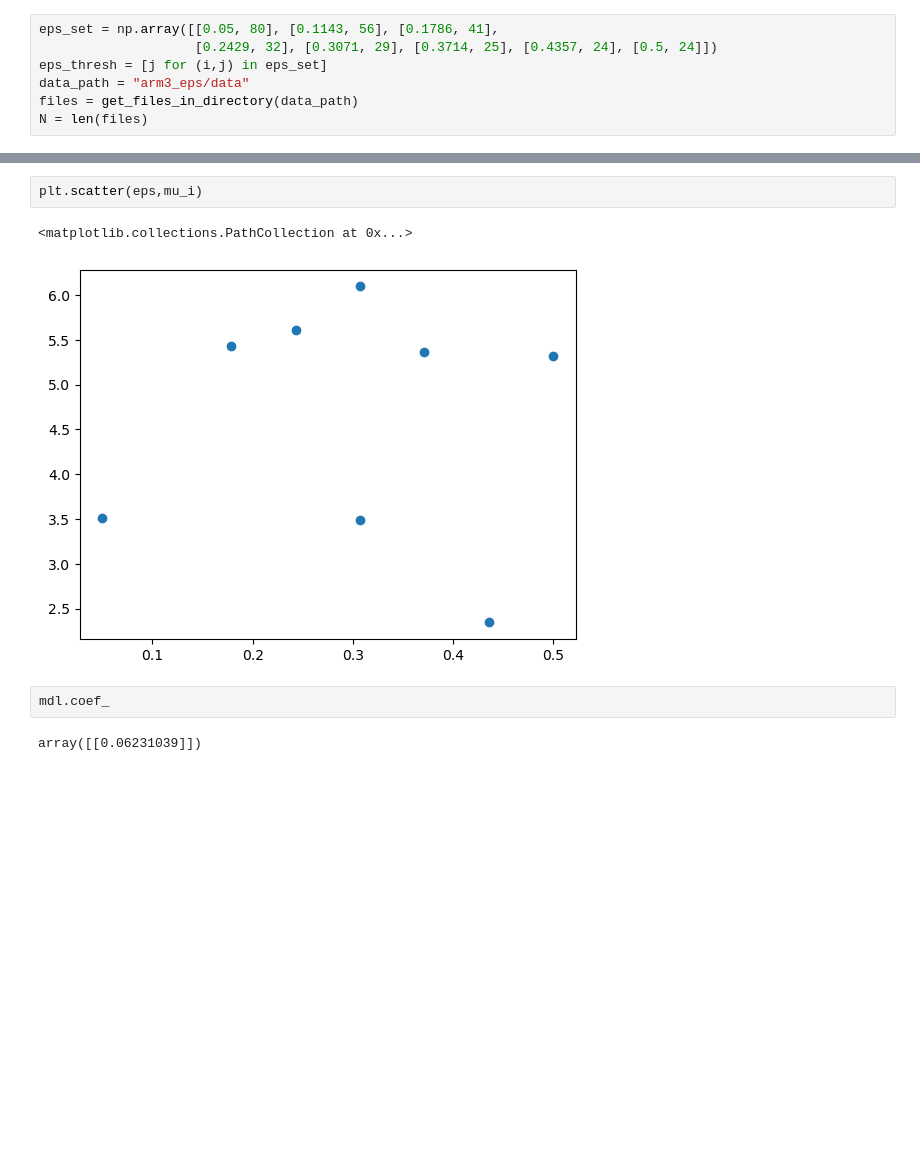
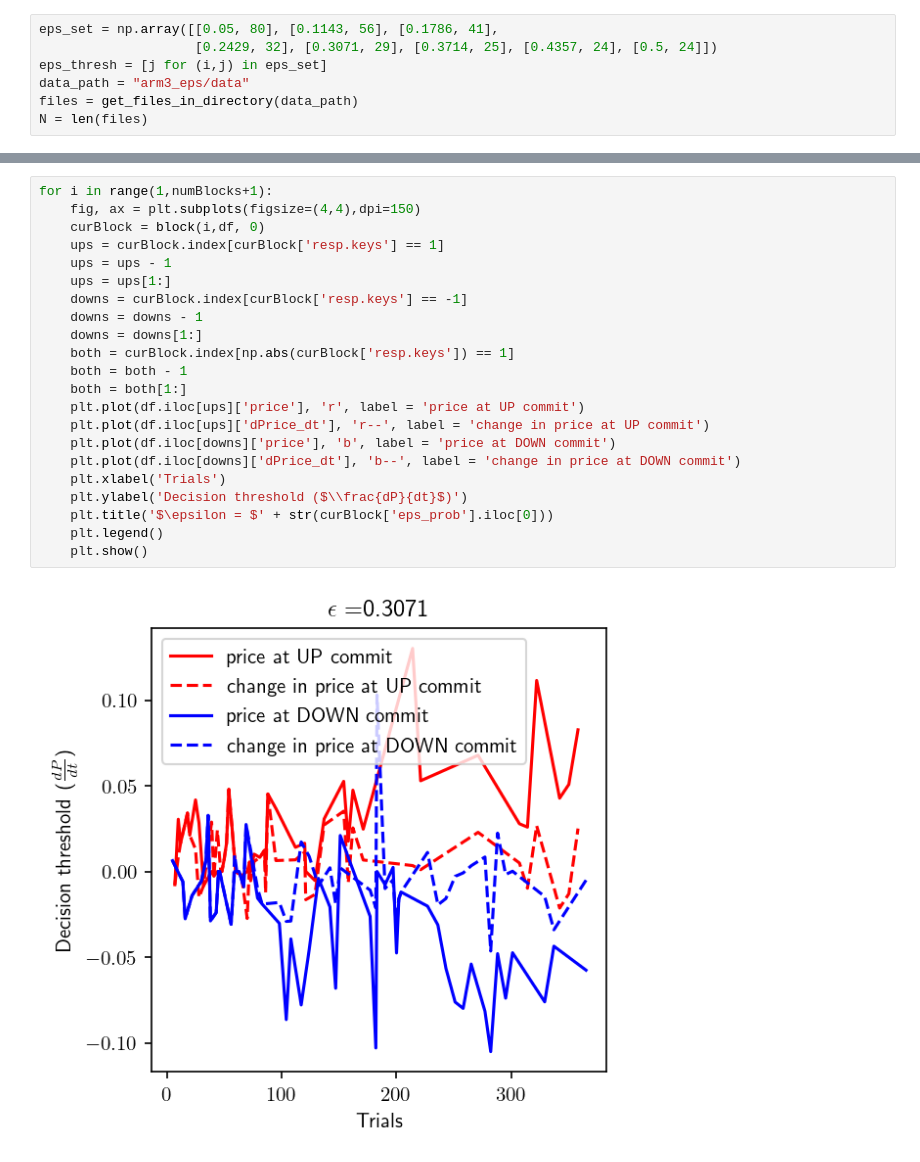
Before and after one commit to kalburge/stock-predict, a Jupyter notebook: pavlovia_exp/analyze_eps.ipynb, the cells around one changed output, grey strips where cells are left out. Cells and saved outputs as stored; diff of their text form; blank space fills up the shorter version.

```diff
--- a/pavlovia_exp/analyze_eps.ipynb
+++ b/pavlovia_exp/analyze_eps.ipynb
@@ -59,9 +137,24 @@ mdl.score(eps,mu_i)
-# %%
-plt.scatter(eps,mu_i)
-# %% [output]
-<matplotlib.collections.PathCollection at 0x...>
-[figure, removed]
-# %%
-mdl.coef_
-# %% [output]
-array([[0.06231039]])
+# %%
+for i in range(1,numBlocks+1):
+    fig, ax = plt.subplots(figsize=(4,4),dpi=150)
+    curBlock = block(i,df, 0)
+    ups = curBlock.index[curBlock['resp.keys'] == 1]
+    ups = ups - 1
+    ups = ups[1:]
+    downs = curBlock.index[curBlock['resp.keys'] == -1]
+    downs = downs - 1
+    downs = downs[1:]
+    both = curBlock.index[np.abs(curBlock['resp.keys']) == 1]
+    both = both - 1
+    both = both[1:]
+    plt.plot(df.iloc[ups]['price'], 'r', label = 'price at UP commit')
+    plt.plot(df.iloc[ups]['dPrice_dt'], 'r--', label = 'change in price at UP commit')
+    plt.plot(df.iloc[downs]['price'], 'b', label = 'price at DOWN commit')
+    plt.plot(df.iloc[downs]['dPrice_dt'], 'b--', label = 'change in price at DOWN commit')
+    plt.xlabel('Trials')
+    plt.ylabel('Decision threshold ($\\frac{dP}{dt}$)')
+    plt.title('$\epsilon = $' + str(curBlock['eps_prob'].iloc[0]))
+    plt.legend()
+    plt.show()
+# %% [output]
+[figure, added]
```
Also changed, not shown: parts of 15 cells of this notebook, 2 other files.
